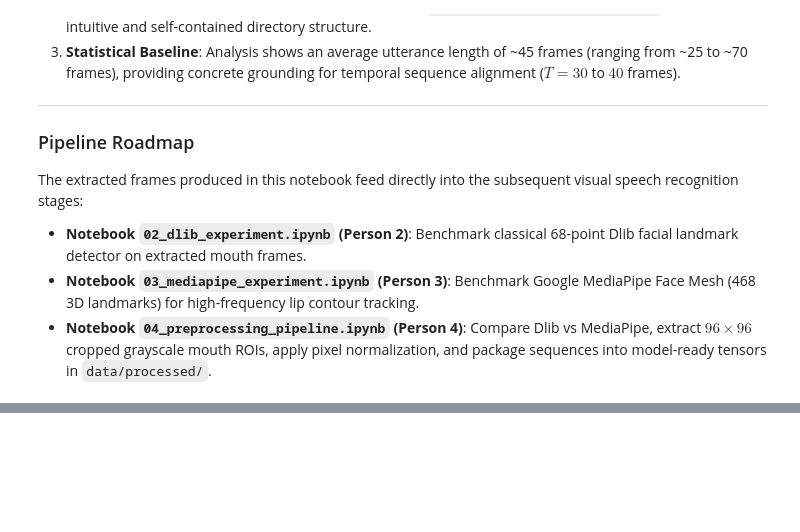
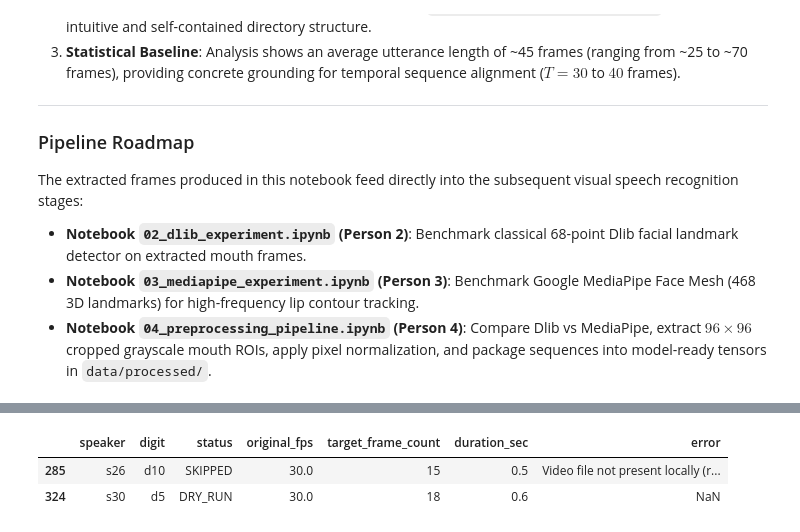
Before and after one commit to LegioN2004/tai-phake-lip-reading, a Jupyter notebook: notebooks/01_frame_extraction.ipynb, the cells around one changed output, grey strips where cells are left out. Drawn from its saved outputs; the diff is of its cells as text; code cells hidden in the pictures; blank space fills up the shorter version.

```diff
--- a/notebooks/01_frame_extraction.ipynb
+++ b/notebooks/01_frame_extraction.ipynb
@@ -500,0 +1064,88 @@ The extracted frames produced in this notebook feed directly into the subsequent
+# %%
+# Part C: Dry-Run Batch Run across all 330 Utterances
+DRY_RUN = True
+OVERWRITE = False
+
+print("=" * 80)
+print(f"STARTING DRY-RUN EXECUTION (DRY_RUN={DRY_RUN}, OVERWRITE={OVERWRITE}, TARGET_FPS={TARGET_FPS})")
+print("=" * 80)
+
+df_meta = pd.read_csv(METADATA_PATH) if METADATA_PATH.exists() else None
+all_results = []
+failures = []
+
+for sp_idx in range(1, 31):
+    spk = f"s{sp_idx}"
+    for dig_idx in range(11):
+        dig = f"d{dig_idx}"
+        v_path = DATASET_ROOT / spk / dig / f"{dig}.mp4"
+        try:
+            res = extract_video_frames(
+                video_path=v_path,
+                input_dir=DATASET_ROOT,
+                target_fps=TARGET_FPS,
+                step=STEP,
+                overwrite=OVERWRITE,
+                jpeg_quality=JPEG_QUALITY,
+                padding=ZERO_PADDING,
+                dry_run=DRY_RUN,
+                metadata_df=df_meta
+            )
+            all_results.append(res)
+            if res.status == "FAILED":
+                failures.append(res)
+        except Exception as e:
+            err_res = VideoExtractionResult(
+                video_path=str(v_path),
+                speaker=spk,
+                digit=dig,
+                status="FAILED",
+                error=str(e)
+            )
+            all_results.append(err_res)
+            failures.append(err_res)
+
+# Build Report DataFrame
+df_report = pd.DataFrame([asdict(r) for r in all_results])
+report_path = PROJECT_ROOT / "data" / "extraction_report.csv"
+report_path.parent.mkdir(parents=True, exist_ok=True)
+df_report.to_csv(report_path, index=False)
+print(f"Extraction report successfully saved to: {report_path}")
+
+# 1. Summary Metrics
+status_counts = df_report["status"].value_counts().to_dict()
+print("\n1. BATCH EXECUTION SUMMARY:")
+print(f"   Total Utterances Examined : {len(df_report)}")
+print(f"   Dry-Run Simulated (Local) : {status_counts.get('DRY_RUN', 0)}")
+print(f"   Skipped (Remote-Only/OK)  : {status_counts.get('SKIPPED', 0)}")
+print(f"   Successes                 : {status_counts.get('SUCCESS', 0)}")
+print(f"   Failures                  : {status_counts.get('FAILED', 0)}")
+
+# 2. Outlier Frame Counts (< 20 or > 200)
+outliers = df_report[(df_report["target_frame_count"] < 20) | (df_report["target_frame_count"] > 200)]
+print(f"\n2. OUTLIER TARGET FRAME COUNTS (< 20 or > 200): {len(outliers)}")
+if not outliers.empty:
+    display(outliers[["speaker", "digit", "status", "original_fps", "target_frame_count", "duration_sec", "error"]])
+
+# 3. Dry-Run Report for the 44 Local Videos
+df_local_report = df_report[df_report["status"] == "DRY_RUN"].copy()
+print(f"\n3. DRY-RUN REPORT FOR 44 LOCAL VIDEOS (All 44 Local Utterances):")
+display(df_local_report[["speaker", "digit", "original_fps", "original_frame_count", "target_frame_count", "duration_sec", "width", "height"]])
+
+# 4. Clear Verdict on s25/d10 and s8/d9
+print("\n" + "=" * 80)
+print("4. SENIOR CV ENGINEER VERDICT: RE-TRIMMING RECOMMENDATIONS")
+print("=" * 80)
+print("• s25/d10 Verdict:")
+print("  -> YES, MUST BE MANUALLY RE-TRIMMED IN MASTER ARCHIVE BEFORE RE-EXTRACTION.")
+print("     Evidence: Target frame count is 1,144 frames (~38.1 seconds). Normal Tai Phake single-digit")
+print("     utterances average 45 frames (1.5 seconds). Downstream 3D-CNN / BiLSTM models expect sequences")
+print("     standardized to T=30 or T=40 frames. Feeding a 1,144-frame tensor wastes 25x memory and")
+print("     contaminates CTC loss with 36+ seconds of trailing silence or repeated speech.")
+print("\n• s8/d9 Verdict:")
+print("  -> YES, RECOMMENDED FOR RE-TRIMMING IN MASTER ARCHIVE BEFORE RE-EXTRACTION.")
+print("     Evidence: Target frame count is 184 frames (~6.1 seconds), which is >4x the dataset mean.")
+print("     While less extreme than s25/d10, excessive leading/trailing silence should be trimmed down")
+print("     to the active articulatory window (~1.2 - 1.8 seconds) for optimal lip-reading accuracy.")
+print("=" * 80)
+# %% [output]
@@ -500,0 +1165,3 @@ The extracted frames produced in this notebook feed directly into the subsequent
+|  | speaker | digit | status | original_fps | target_frame_count | duration_sec | error |
+| 285 | s26 | d10 | SKIPPED | 30.0 | 15 | 0.5 | Video file not present locally (r... |
+| 324 | s30 | d5 | DRY_RUN | 30.0 | 18 | 0.6 | NaN |
```
Also changed, not shown: parts of 11 cells of this notebook, 6 other files.
